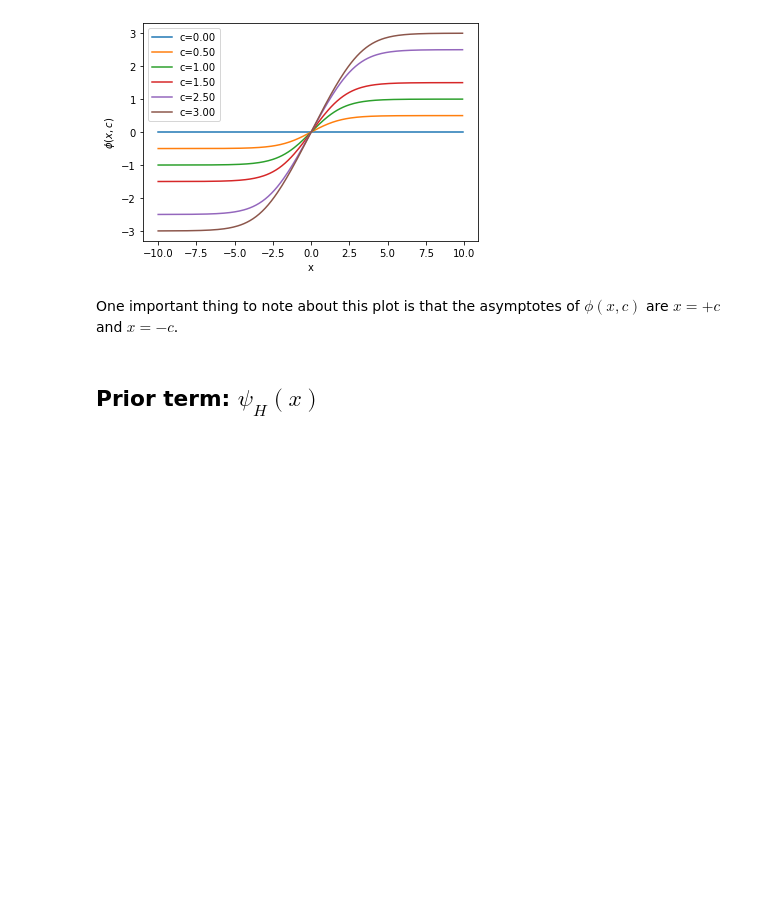
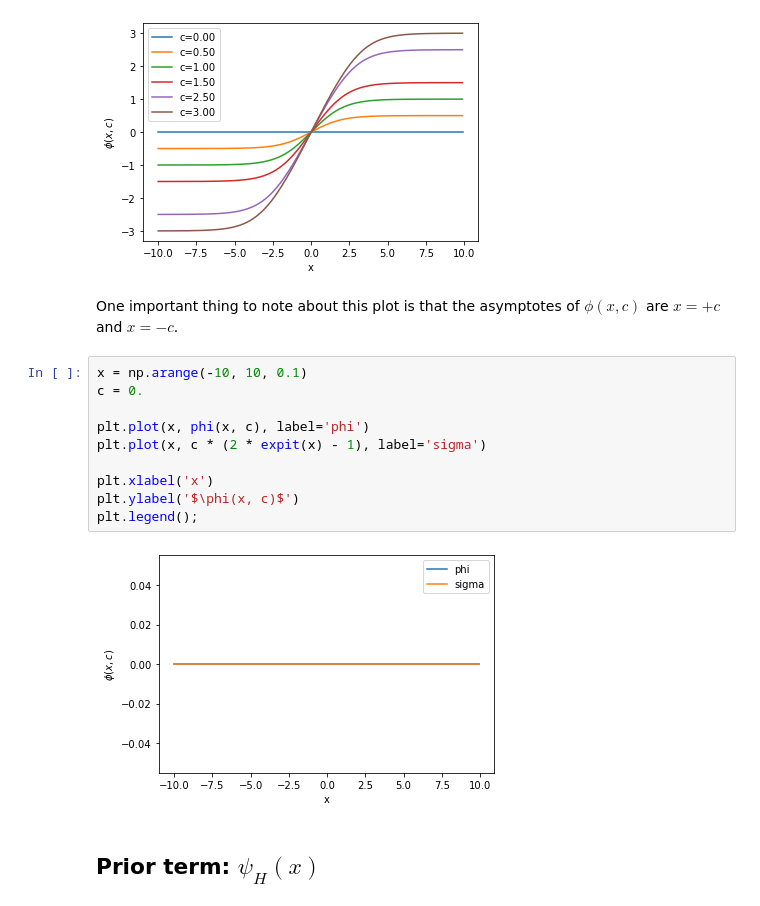
Before and after one commit to conormcgrory/brainstate_dm, a Jupyter notebook: notebooks/phi_function.ipynb, the cells around one changed output. Drawn from its saved outputs; the diff is of its cells as text; blank space fills up the shorter version.

```diff
--- a/notebooks/phi_function.ipynb
+++ b/notebooks/phi_function.ipynb
@@ -27,6 +29,18 @@ plt.legend();
 [figure]
 # %% [markdown]
 One important thing to note about this plot is that the asymptotes of $\phi(x, c)$ are $x = +c$ and $x = -c$.
+# %%
+x = np.arange(-10, 10, 0.1)
+c = 0.
+
+plt.plot(x, phi(x, c), label='phi')
+plt.plot(x, c * (2 * expit(x) - 1), label='sigma')
+
+plt.xlabel('x')
+plt.ylabel('$\phi(x, c)$')
+plt.legend();
+# %% [output]
+[figure, added]
 # %% [markdown]
 ## Prior term: $\psi_H(x)$
 # %% [markdown]
```
Also changed, not shown: parts of 3 cells of this notebook, 7 other files.
